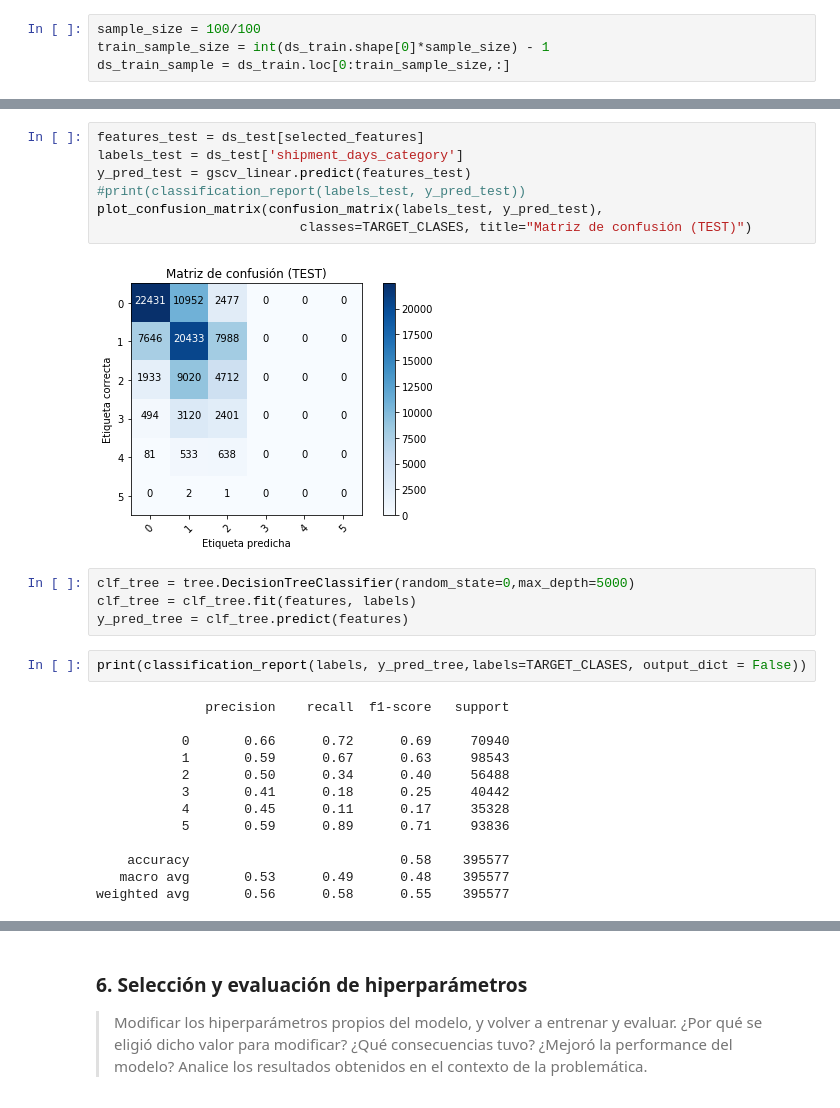
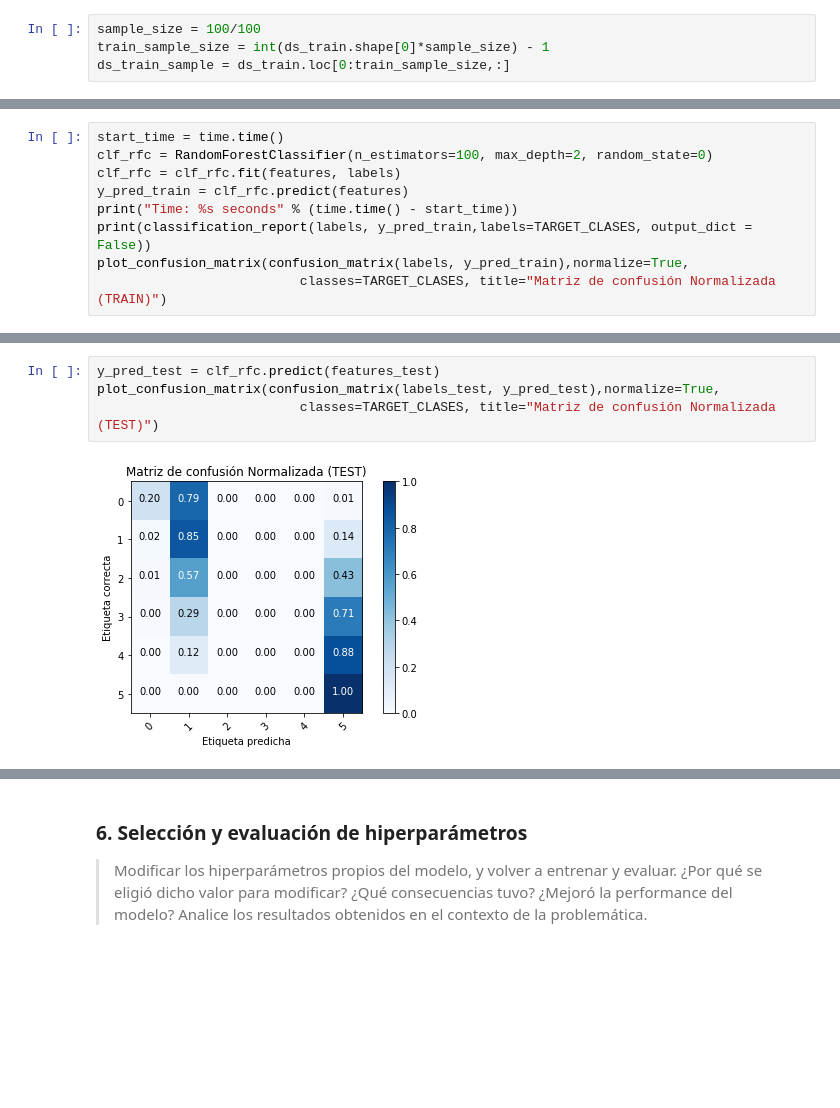
Before and after one commit to NSalina/diplodatos_2019, a Jupyter notebook: mentoria_envios/Practico3_IAA_Mentoria_cuando_llega.ipynb, the cells around one changed output, grey strips where cells are left out. Cells and saved outputs as stored; diff of their text form; blank space fills up the shorter version.

Commit message:
se acomodan los entrenamientos y la seleccion de hiperparametros. se agrega distribucion de clases en los diferentes datasets

```diff
--- a/mentoria_envios/Practico3_IAA_Mentoria_cuando_llega.ipynb
+++ b/mentoria_envios/Practico3_IAA_Mentoria_cuando_llega.ipynb
@@ -378,0 +390,9 @@ plot_confusion_matrix(confusion_matrix(labels, y_pred),normalize=True,
+# %%
+start_time = time.time()
+clf_rfc = RandomForestClassifier(n_estimators=100, max_depth=2, random_state=0)
+clf_rfc = clf_rfc.fit(features, labels)
+y_pred_train = clf_rfc.predict(features)
+print("Time: %s seconds" % (time.time() - start_time))
+print(classification_report(labels, y_pred_train,labels=TARGET_CLASES, output_dict = False))
+plot_confusion_matrix(confusion_matrix(labels, y_pred_train),normalize=True,
+                          classes=TARGET_CLASES, title="Matriz de confusión Normalizada (TRAIN)")
@@ -379,28 +414,6 @@ plot_confusion_matrix(confusion_matrix(labels, y_pred),normalize=True,
 # %%
-features_test = ds_test[selected_features]
-labels_test = ds_test['shipment_days_category']
-y_pred_test = gscv_linear.predict(features_test)
-#print(classification_report(labels_test, y_pred_test))
-plot_confusion_matrix(confusion_matrix(labels_test, y_pred_test),
-                          classes=TARGET_CLASES, title="Matriz de confusión (TEST)")
+y_pred_test = clf_rfc.predict(features_test)
+plot_confusion_matrix(confusion_matrix(labels_test, y_pred_test),normalize=True,
+                          classes=TARGET_CLASES, title="Matriz de confusión Normalizada (TEST)")
 # %% [output]
-[figure, old version]
+[figure, new version]
-# %%
-clf_tree = tree.DecisionTreeClassifier(random_state=0,max_depth=5000)
-clf_tree = clf_tree.fit(features, labels)
-y_pred_tree = clf_tree.predict(features)
-# %%
-print(classification_report(labels, y_pred_tree,labels=TARGET_CLASES, output_dict = False))
-# %% [output]
-              precision    recall  f1-score   support
-
-           0       0.66      0.72      0.69     70940
-           1       0.59      0.67      0.63     98543
-           2       0.50      0.34      0.40     56488
-           3       0.41      0.18      0.25     40442
-           4       0.45      0.11      0.17     35328
-           5       0.59      0.89      0.71     93836
-
-    accuracy                           0.58    395577
-   macro avg       0.53      0.49      0.48    395577
-weighted avg       0.56      0.58      0.55    395577
```
Also changed, not shown: parts of 41 cells of this notebook.
